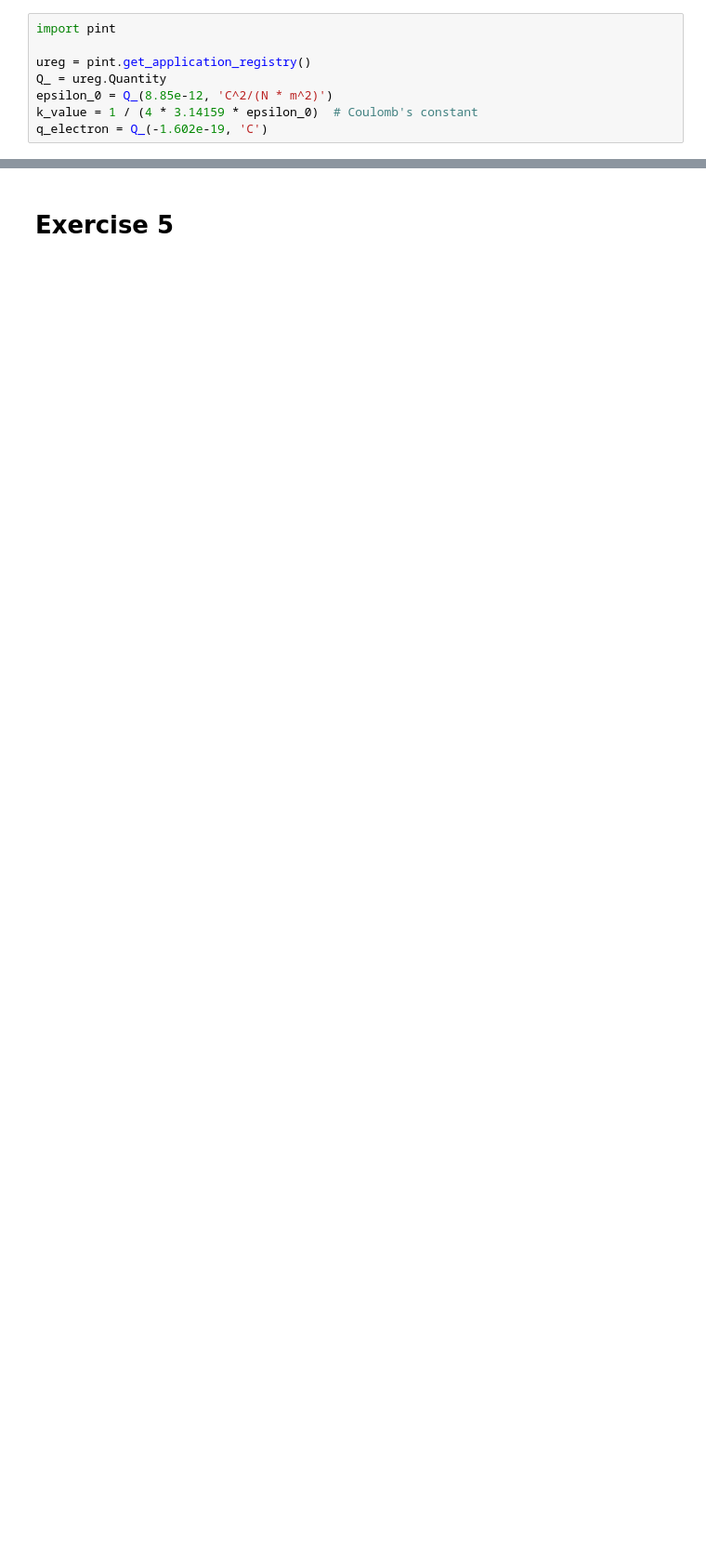
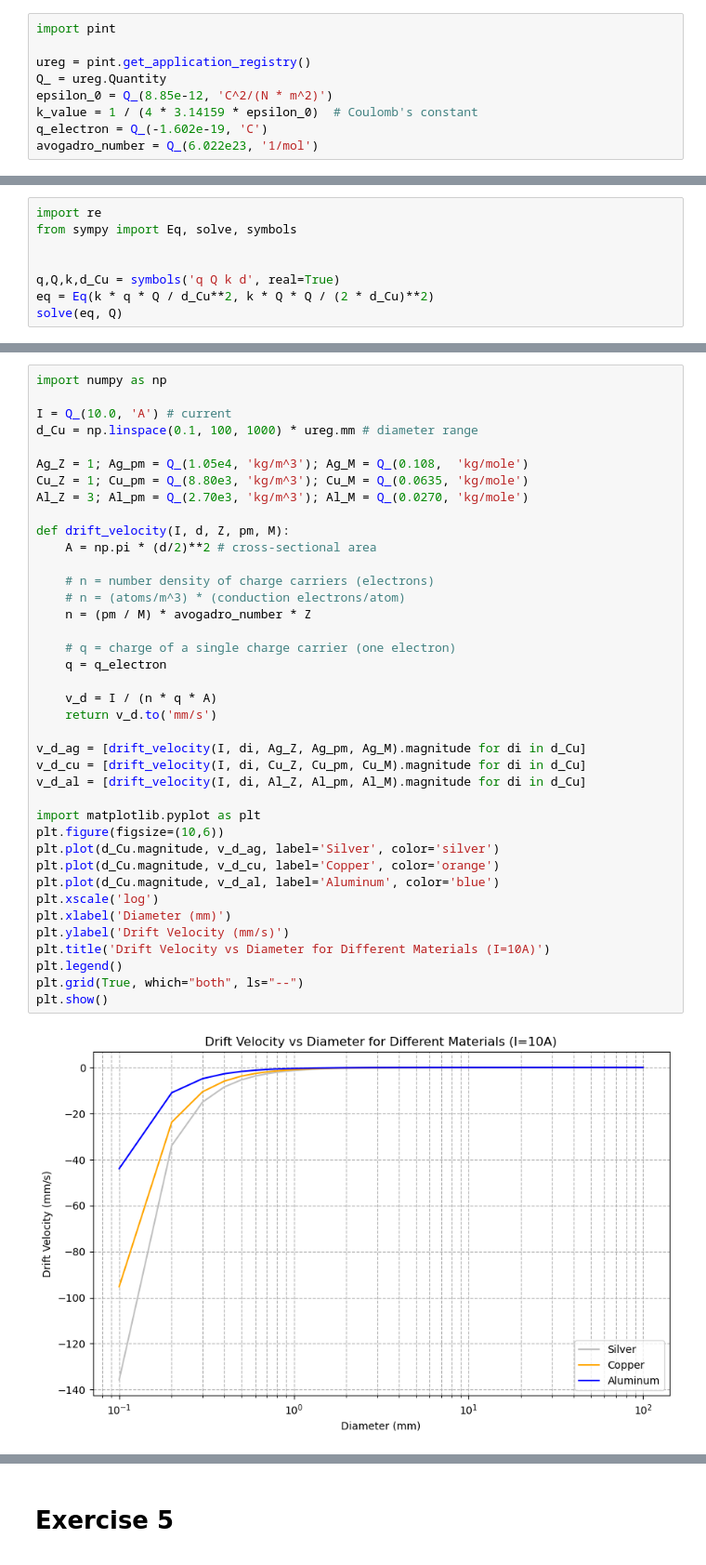
Before and after one commit to Chrisser1/10060-Physics, a Jupyter notebook: fall/Electromagnetism2/assignments.ipynb, the cells around one changed output, grey strips where cells are left out. Shown at 93% size. Drawn from its saved outputs; the diff is of its cells as text; blank space fills up the shorter version.

```diff
--- a/fall/Electromagnetism2/assignments.ipynb
+++ b/fall/Electromagnetism2/assignments.ipynb
@@ -6,6 +6,7 @@ Q_ = ureg.Quantity
 epsilon_0 = Q_(8.85e-12, 'C^2/(N * m^2)')
 k_value = 1 / (4 * 3.14159 * epsilon_0)  # Coulomb's constant
 q_electron = Q_(-1.602e-19, 'C')
+avogadro_number = Q_(6.022e23, '1/mol')
 # %% [markdown]
 ![image-5.png](attachment:image-5.png)
 
@@ -65,0 +88,8 @@ G) Don't know.
+# %%
+import re
+from sympy import Eq, solve, symbols
+
+
+q,Q,k,d_Cu = symbols('q Q k d', real=True)
+eq = Eq(k * q * Q / d_Cu**2, k * Q * Q / (2 * d_Cu)**2)
+solve(eq, Q)
@@ -95,0 +167,41 @@ G: Don’t know.
+# %%
+import numpy as np
+
+I = Q_(10.0, 'A') # current
+d_Cu = np.linspace(0.1, 100, 1000) * ureg.mm # diameter range
+
+Ag_Z = 1; Ag_pm = Q_(1.05e4, 'kg/m^3'); Ag_M = Q_(0.108,  'kg/mole')
+Cu_Z = 1; Cu_pm = Q_(8.80e3, 'kg/m^3'); Cu_M = Q_(0.0635, 'kg/mole')
+Al_Z = 3; Al_pm = Q_(2.70e3, 'kg/m^3'); Al_M = Q_(0.0270, 'kg/mole')
+
+def drift_velocity(I, d, Z, pm, M):
+    A = np.pi * (d/2)**2 # cross-sectional area
+
+    # n = number density of charge carriers (electrons)
+    # n = (atoms/m^3) * (conduction electrons/atom)
+    n = (pm / M) * avogadro_number * Z
+
+    # q = charge of a single charge carrier (one electron)
+    q = q_electron
+
+    v_d = I / (n * q * A)
+    return v_d.to('mm/s')
+
+v_d_ag = [drift_velocity(I, di, Ag_Z, Ag_pm, Ag_M).magnitude for di in d_Cu]
+v_d_cu = [drift_velocity(I, di, Cu_Z, Cu_pm, Cu_M).magnitude for di in d_Cu]
+v_d_al = [drift_velocity(I, di, Al_Z, Al_pm, Al_M).magnitude for di in d_Cu]
+
+import matplotlib.pyplot as plt
+plt.figure(figsize=(10,6))
+plt.plot(d_Cu.magnitude, v_d_ag, label='Silver', color='silver')
+plt.plot(d_Cu.magnitude, v_d_cu, label='Copper', color='orange')
+plt.plot(d_Cu.magnitude, v_d_al, label='Aluminum', color='blue')
+plt.xscale('log')
+plt.xlabel('Diameter (mm)')
+plt.ylabel('Drift Velocity (mm/s)')
+plt.title('Drift Velocity vs Diameter for Different Materials (I=10A)')
+plt.legend()
+plt.grid(True, which="both", ls="--")
+plt.show()
+# %% [output]
+[figure, added]
```
Also changed, not shown: parts of 31 cells of this notebook, 2 other files.
